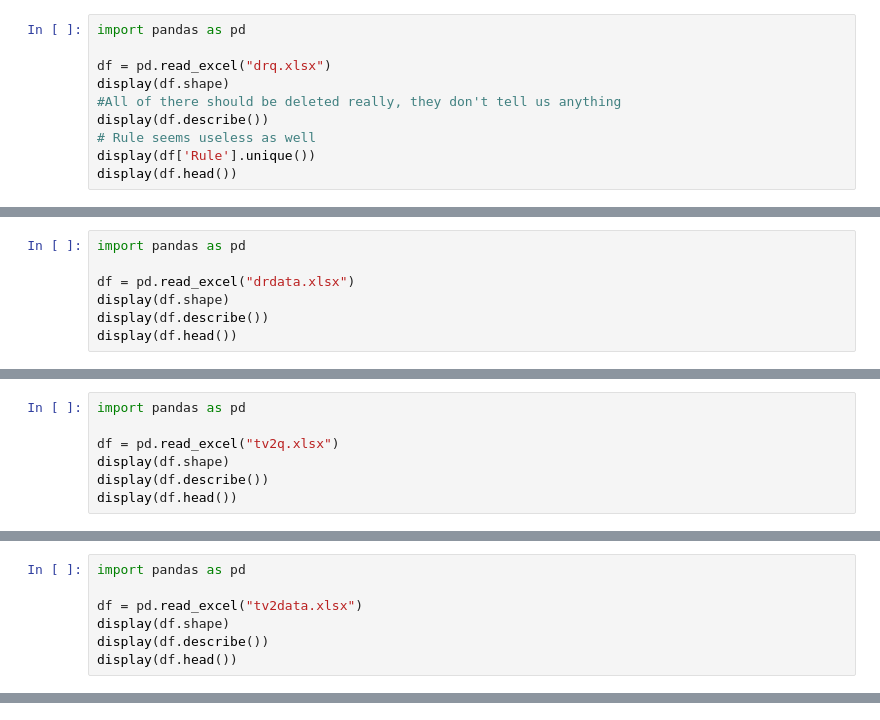
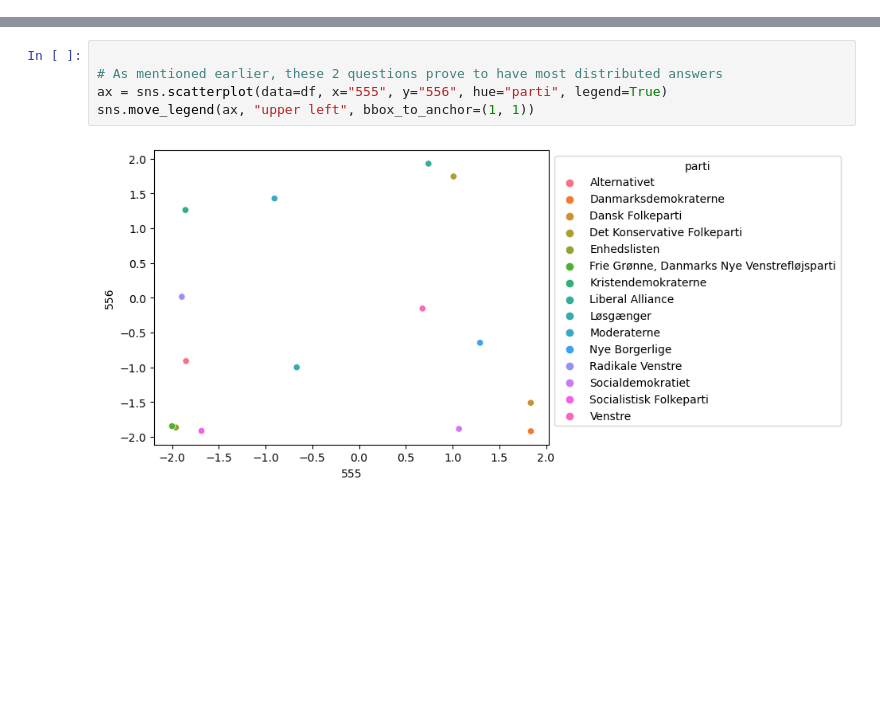
Before and after one commit to ASilins/mal1-2024, a Jupyter notebook: assignment-2/Candidate Test 2022 I.ipynb, the cells around one changed output, grey strips where cells are left out. Drawn from its saved outputs; the diff is of its cells as text; blank space fills up the shorter version.

```diff
--- a/assignment-2/Candidate Test 2022 I.ipynb
+++ b/assignment-2/Candidate Test 2022 I.ipynb
@@ -108,10 +133,0 @@ display(df.head())
-# %%
-import pandas as pd
-
-df = pd.read_excel("drq.xlsx")
-display(df.shape)
-#All of there should be deleted really, they don't tell us anything
-display(df.describe())
-# Rule seems useless as well
-display(df['Rule'].unique())
-display(df.head())
@@ -136,7 +133,0 @@ array(['FT'], dtype=object)
-# %%
-import pandas as pd
-
-df = pd.read_excel("drdata.xlsx")
-display(df.shape)
-display(df.describe())
-display(df.head())
@@ -162,7 +133,0 @@ display(df.head())
-# %%
-import pandas as pd
-
-df = pd.read_excel("tv2q.xlsx")
-display(df.shape)
-display(df.describe())
-display(df.head())
@@ -182,7 +133,0 @@ display(df.head())
-# %%
-import pandas as pd
-
-df = pd.read_excel("tv2data.xlsx")
-display(df.shape)
-display(df.describe())
-display(df.head())
@@ -207,0 +134,7 @@ display(df.head())
+# %%
+
+# As mentioned earlier, these 2 questions prove to have most distributed answers
+ax = sns.scatterplot(data=df, x="555", y="556", hue="parti", legend=True)
+sns.move_legend(ax, "upper left", bbox_to_anchor=(1, 1))
+# %% [output]
+[figure, added]
```
Also changed, not shown: parts of 14 cells of this notebook.
